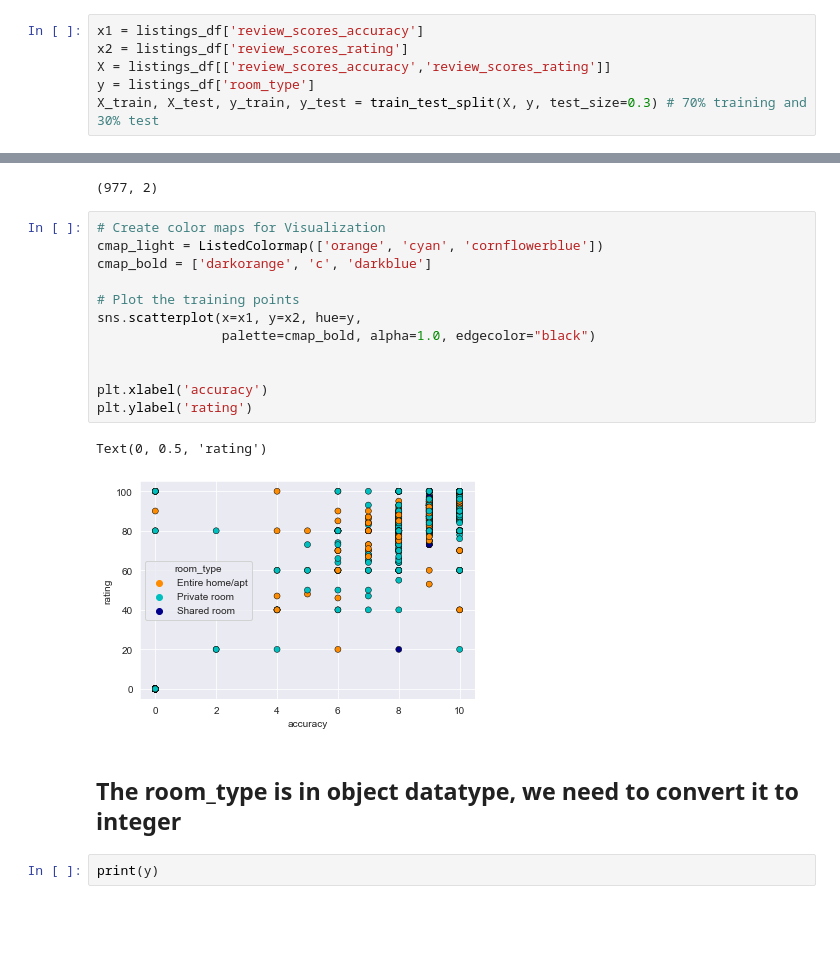
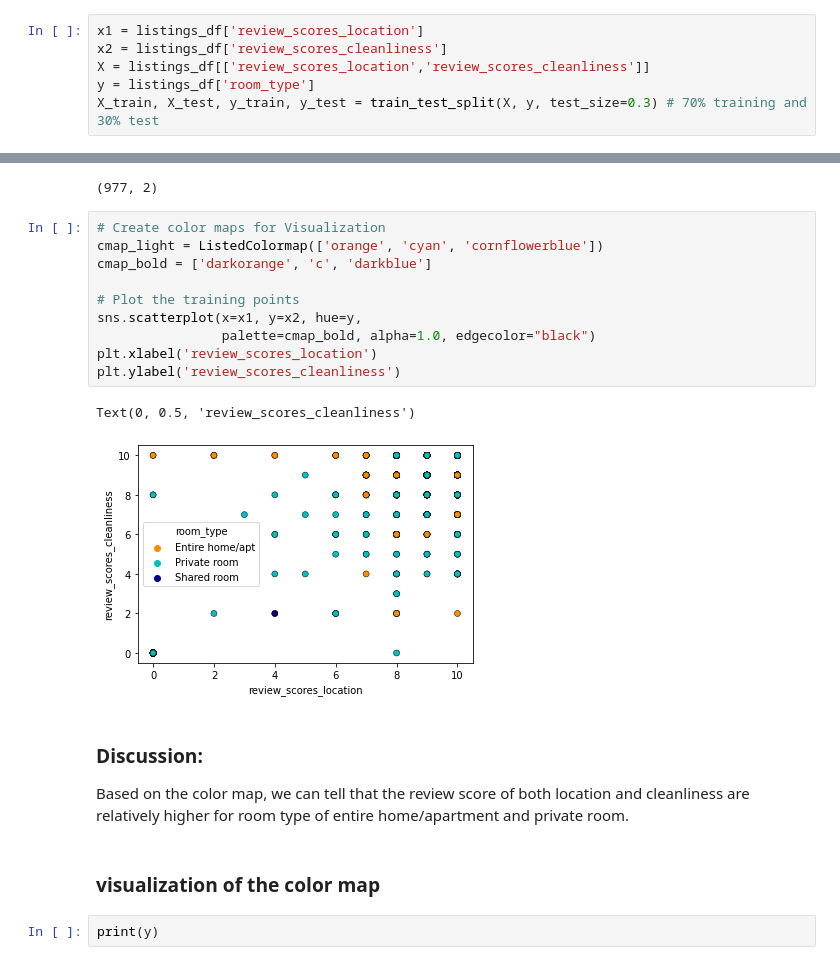
Before and after one commit to Tianyu-Fang/Data-Mining-on-Airbnb-Listings, a Jupyter notebook: dm_project.ipynb, the cells around one changed output, grey strips where cells are left out. Saved outputs shown, nothing was run; the diff lists cells and outputs as text; blank space fills up the shorter version.

```diff
--- a/dm_project.ipynb
+++ b/dm_project.ipynb
@@ -299,7 +314,7 @@ Script file 'D:\Anaconda\Scripts\pip-script.py' is not present.
 # %%
-x1 = listings_df['review_scores_accuracy']
-x2 = listings_df['review_scores_rating']
-X = listings_df[['review_scores_accuracy','review_scores_rating']]
+x1 = listings_df['review_scores_location']
+x2 = listings_df['review_scores_cleanliness']
+X = listings_df[['review_scores_location','review_scores_cleanliness']]
 y = listings_df['room_type']
 X_train, X_test, y_train, y_test = train_test_split(X, y, test_size=0.3) # 70% training and 30% test
 # %%
@@ -309,20 +324,21 @@ X_test.shape
 # %%
 # Create color maps for Visualization
 cmap_light = ListedColormap(['orange', 'cyan', 'cornflowerblue'])
 cmap_bold = ['darkorange', 'c', 'darkblue']
 
 # Plot the training points
 sns.scatterplot(x=x1, y=x2, hue=y,
                 palette=cmap_bold, alpha=1.0, edgecolor="black")
-
-
-plt.xlabel('accuracy')
-plt.ylabel('rating')
+plt.xlabel('review_scores_location')
+plt.ylabel('review_scores_cleanliness')
 # %% [output]
-Text(0, 0.5, 'rating')
+Text(0, 0.5, 'review_scores_cleanliness')
-[figure, old version]
+[figure, new version]
+# %% [markdown]
+### Discussion:
+Based on the color map, we can tell that the review score of both location and cleanliness are relatively higher for room type of entire home/apartment and private room.
 # %% [markdown]
-## The room_type is in object datatype, we need to convert it to integer
+### visualization of the color map
 # %%
 print(y)
 # %% [output]
```
Also changed, not shown: parts of 13 cells of this notebook.
